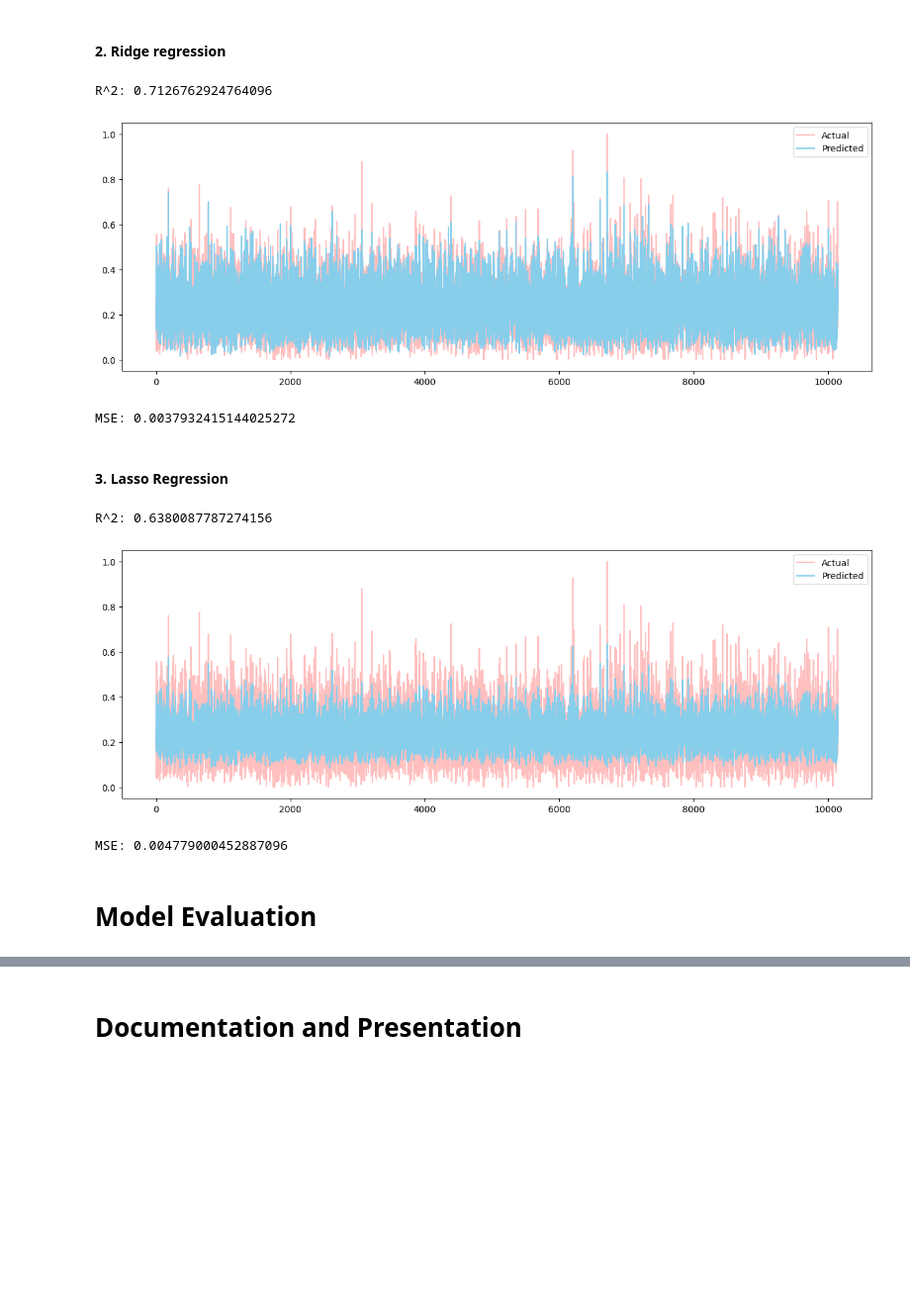
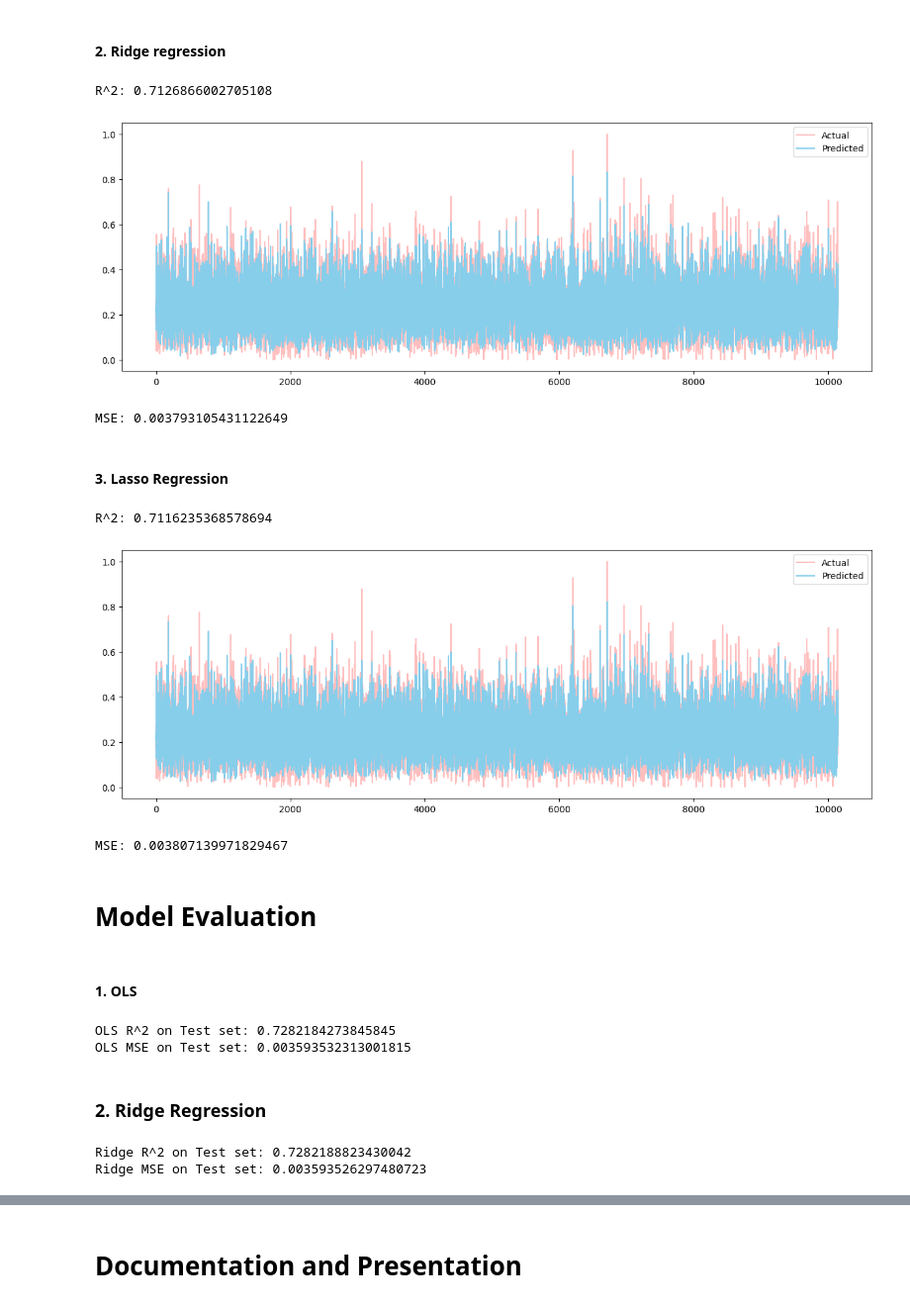
Before and after one commit to MAL1-MMMB/MAL, a Jupyter notebook: 00 - Assignments/Assignment 4/Assignment 4.ipynb, the cells around one changed output, grey strips where cells are left out. Shown: that part at 99% size. Cells and saved outputs as stored; diff of their text form; code cells hidden in the pictures; blank space fills up the shorter version.

Commit message:
Assignment 5 - Model Evalutation (Partly Done, should probably contain more...)

```diff
--- a/00 - Assignments/Assignment 4/Assignment 4.ipynb
+++ b/00 - Assignments/Assignment 4/Assignment 4.ipynb
@@ -442,6 +442,9 @@ X_train, X_test, y_train, y_test = train_test_split(X, y, test_size=0.15, random
 
 # - Split the training data into training and validation sets
 X_train, X_val, y_train, y_val = train_test_split(X_train, y_train, test_size=0.1765, random_state=42)
+
+# - Define alphas for the Lasso regression
+alphas = 10**np.linspace(10,-2,100)*0.5
 # %% [markdown]
 To verify that data have been split to follow the formula: 70-15-15. We just quickly print the shapes of the sets.
 # %%
@@ -499,10 +501,10 @@ MSE: 0.0037932416066246174
 # %% [markdown]
 #### 2. Ridge regression
 # %%
-from sklearn.linear_model import Ridge
+from sklearn.linear_model import RidgeCV
 
 # - Create a Ridge Regression model
-ridge_model = Ridge(alpha=0.1)
+ridge_model = RidgeCV(alphas=alphas)
 
 # - Fit the model to the training data
 ridge_model.fit(X_train, y_train)
@@ -529,44 +531,85 @@ ridge_mse = mean_squared_error(y_val, ridge_pred)
 # * Print the mean squared error
 print('MSE:', ridge_mse)
 # %% [output]
-R^2: 0.7126762924764096
+R^2: 0.7126866002705108
 [figure]
-MSE: 0.0037932415144025272
+MSE: 0.003793105431122649
 # %% [markdown]
 #### 3. Lasso Regression
 # %%
-from sklearn.linear_model import Lasso
+from sklearn.linear_model import LassoCV
 
 # - Create a Lasso Regression model
-lasso_model = Lasso(alpha=0.1)
+lasso_model = LassoCV(alphas=alphas)
 
 # - Fit the model to the training data
 lasso_model.fit(X_train, y_train)
 
 # - Calculate the R^2 score of the model on the validation data
 lasso_r2 = lasso_model.score(X_val, y_val)
 
 # * Print the R^2 score
 print('R^2:', lasso_r2)
 
 # - Predict the wind speed on the validation data
 lasso_pred = lasso_model.predict(X_val)
 
 # - Plot the predicted wind speed against the actual wind speed
 plt.figure(figsize=(15, 5))
 plt.plot(y_val.values, label='Actual', alpha=.25, color='red')
 plt.plot(lasso_pred, label='Predicted', alpha=1, color='skyblue')
 plt.legend()
 plt.show()
 
 # - Calculate the mean squared error of the model on the validation data
 lasso_mse = mean_squared_error(y_val, lasso_pred)
 
 # * Print the mean squared error
 print('MSE:', lasso_mse)
 # %% [output]
-R^2: 0.6380087787274156
+R^2: 0.7116235368578694
-[figure, old version]
+[figure, new version]
-MSE: 0.004779000452887096
+MSE: 0.003807139971829467
 # %% [markdown]
 # Model Evaluation
+# %% [markdown]
+#### 1. OLS
+# %%
+
+# - Calculate the R^2 score of the model on the testing data
+ols_test_r2 = ols_model.score(X_test, y_test)
+
+# * Print the R^2 score
+print('OLS R^2 on Test set:', ols_test_r2)
+
+# - Predict the wind speed on the testing data
+ols_test_pred = ols_model.predict(X_test)
+
+# - Calculate the mean squared error of the model on the testing data
+ols_test_mse = mean_squared_error(y_test, ols_test_pred)
+
+# * Print the mean squared error
+print('OLS MSE on Test set:', ols_test_mse)
+# %% [output]
+OLS R^2 on Test set: 0.7282184273845845
+OLS MSE on Test set: 0.003593532313001815
+# %% [markdown]
+### 2. Ridge Regression
+# %%
+# - Calculate the R^2 score of the model on the testing data
+ridge_test_r2 = ridge_model.score(X_test, y_test)
+
+# * Print the R^2 score
+print('Ridge R^2 on Test set:', ridge_test_r2)
+
+# - Predict the wind speed on the testing data
+ridge_test_pred = ridge_model.predict(X_test)
+
+# - Calculate the mean squared error of the model on the testing data
+ridge_test_mse = mean_squared_error(y_test, ridge_test_pred)
+
+# * Print the mean squared error
+print('Ridge MSE on Test set:', ridge_test_mse)
+# %% [output]
+Ridge R^2 on Test set: 0.7282188823430042
+Ridge MSE on Test set: 0.003593526297480723
```
Also changed, not shown: parts of 5 cells of this notebook.
